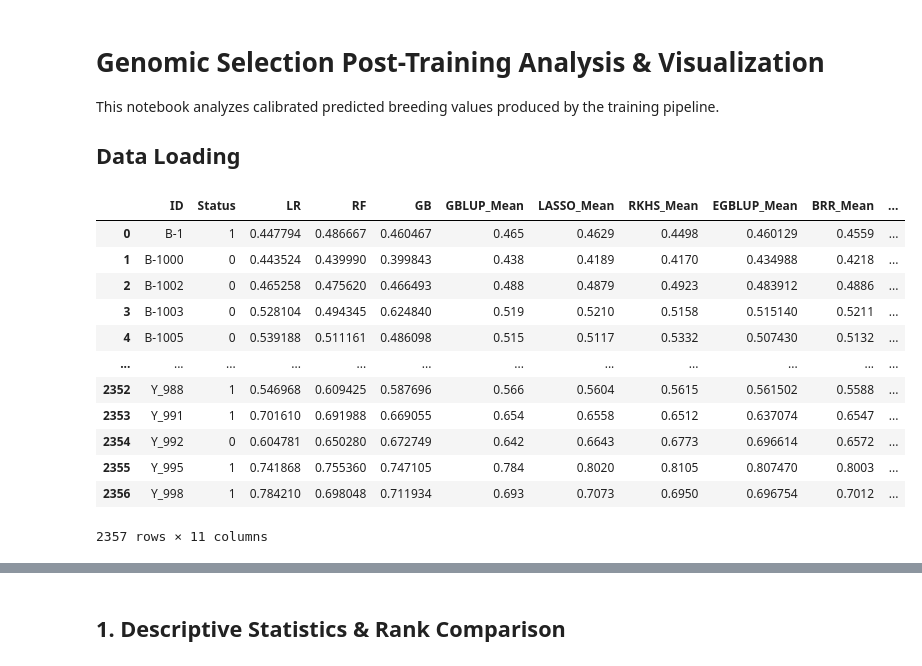
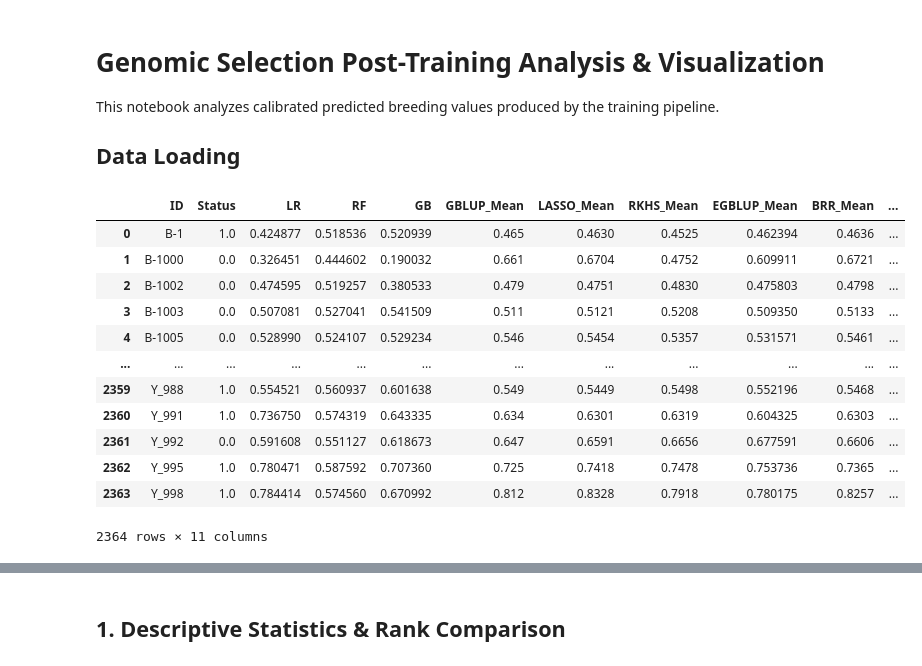
Before and after one commit to henrysun9074/gsAI, a Jupyter notebook: 03b_visualization.ipynb, the cells around one changed output, grey strips where cells are left out. Saved outputs shown, nothing was run; the diff lists cells and outputs as text; code cells hidden in the pictures.

```diff
--- a/03b_visualization.ipynb
+++ b/03b_visualization.ipynb
@@ -6,29 +6,35 @@ This notebook analyzes calibrated predicted breeding values produced by the trai
 # %%
 import pandas as pd
 import numpy as np
+from plotnine import *
 import matplotlib.pyplot as plt
 import seaborn as sns
 from scipy.stats import pearsonr
 
 ## update file path
-ml_path = "/work/tfs3/gsAI/gebvs/sep11_GEBVs_10foldCV.csv"
+ml_path = "gebvs/nocal/Oct22_MAF02_GEBVs_10foldCV.csv"
+r_path = "/work/tfs3/gsAI/4paul/gebvs/Oct22_0.01MAF_GEBV.csv"
 
-df = pd.read_csv(ml_path)
+df1 = pd.read_csv(ml_path)
+df2 = pd.read_csv(r_path)
+merged = pd.merge(df1, df2, on=['ID', 'Status'])
+
 remove = 'SD'
-drop = df.filter(regex=remove).columns
-df = df.drop(columns=drop)
+drop = merged.filter(regex=remove).columns
+merged = merged.drop(columns=drop)
+df = merged
 df
 # %% [output]
 |  | ID | Status | LR | RF | GB | GBLUP_Mean | LASSO_Mean | RKHS_Mean | EGBLUP_Mean | BRR_Mean | ... |
-| 0 | B-1 | 1 | 0.447794 | 0.486667 | 0.460467 | 0.465 | 0.4629 | 0.4498 | 0.460129 | 0.4559 | ... |
-| 1 | B-1000 | 0 | 0.443524 | 0.439990 | 0.399843 | 0.438 | 0.4189 | 0.4170 | 0.434988 | 0.4218 | ... |
-| 2 | B-1002 | 0 | 0.465258 | 0.475620 | 0.466493 | 0.488 | 0.4879 | 0.4923 | 0.483912 | 0.4886 | ... |
-| 3 | B-1003 | 0 | 0.528104 | 0.494345 | 0.624840 | 0.519 | 0.5210 | 0.5158 | 0.515140 | 0.5211 | ... |
-| 4 | B-1005 | 0 | 0.539188 | 0.511161 | 0.486098 | 0.515 | 0.5117 | 0.5332 | 0.507430 | 0.5132 | ... |
+| 0 | B-1 | 1.0 | 0.424877 | 0.518536 | 0.520939 | 0.465 | 0.4630 | 0.4525 | 0.462394 | 0.4636 | ... |
+| 1 | B-1000 | 0.0 | 0.326451 | 0.444602 | 0.190032 | 0.661 | 0.6704 | 0.4752 | 0.609911 | 0.6721 | ... |
+| 2 | B-1002 | 0.0 | 0.474595 | 0.519257 | 0.380533 | 0.479 | 0.4751 | 0.4830 | 0.475803 | 0.4798 | ... |
+| 3 | B-1003 | 0.0 | 0.507081 | 0.527041 | 0.541509 | 0.511 | 0.5121 | 0.5208 | 0.509350 | 0.5133 | ... |
+| 4 | B-1005 | 0.0 | 0.528990 | 0.524107 | 0.529234 | 0.546 | 0.5454 | 0.5357 | 0.531571 | 0.5461 | ... |
 | ... | ... | ... | ... | ... | ... | ... | ... | ... | ... | ... | ... |
-| 2352 | Y_988 | 1 | 0.546968 | 0.609425 | 0.587696 | 0.566 | 0.5604 | 0.5615 | 0.561502 | 0.5588 | ... |
-| 2353 | Y_991 | 1 | 0.701610 | 0.691988 | 0.669055 | 0.654 | 0.6558 | 0.6512 | 0.637074 | 0.6547 | ... |
-| 2354 | Y_992 | 0 | 0.604781 | 0.650280 | 0.672749 | 0.642 | 0.6643 | 0.6773 | 0.696614 | 0.6572 | ... |
-| 2355 | Y_995 | 1 | 0.741868 | 0.755360 | 0.747105 | 0.784 | 0.8020 | 0.8105 | 0.807470 | 0.8003 | ... |
-| 2356 | Y_998 | 1 | 0.784210 | 0.698048 | 0.711934 | 0.693 | 0.7073 | 0.6950 | 0.696754 | 0.7012 | ... |
+| 2359 | Y_988 | 1.0 | 0.554521 | 0.560937 | 0.601638 | 0.549 | 0.5449 | 0.5498 | 0.552196 | 0.5468 | ... |
+| 2360 | Y_991 | 1.0 | 0.736750 | 0.574319 | 0.643335 | 0.634 | 0.6301 | 0.6319 | 0.604325 | 0.6303 | ... |
+| 2361 | Y_992 | 0.0 | 0.591608 | 0.551127 | 0.618673 | 0.647 | 0.6591 | 0.6656 | 0.677591 | 0.6606 | ... |
+| 2362 | Y_995 | 1.0 | 0.780471 | 0.587592 | 0.707360 | 0.725 | 0.7418 | 0.7478 | 0.753736 | 0.7365 | ... |
+| 2363 | Y_998 | 1.0 | 0.784414 | 0.574560 | 0.670992 | 0.812 | 0.8328 | 0.7918 | 0.780175 | 0.8257 | ... |
-2357 rows × 11 columns
+2364 rows × 11 columns
```
Also changed, not shown: parts of 10 cells of this notebook, 4 other files.
